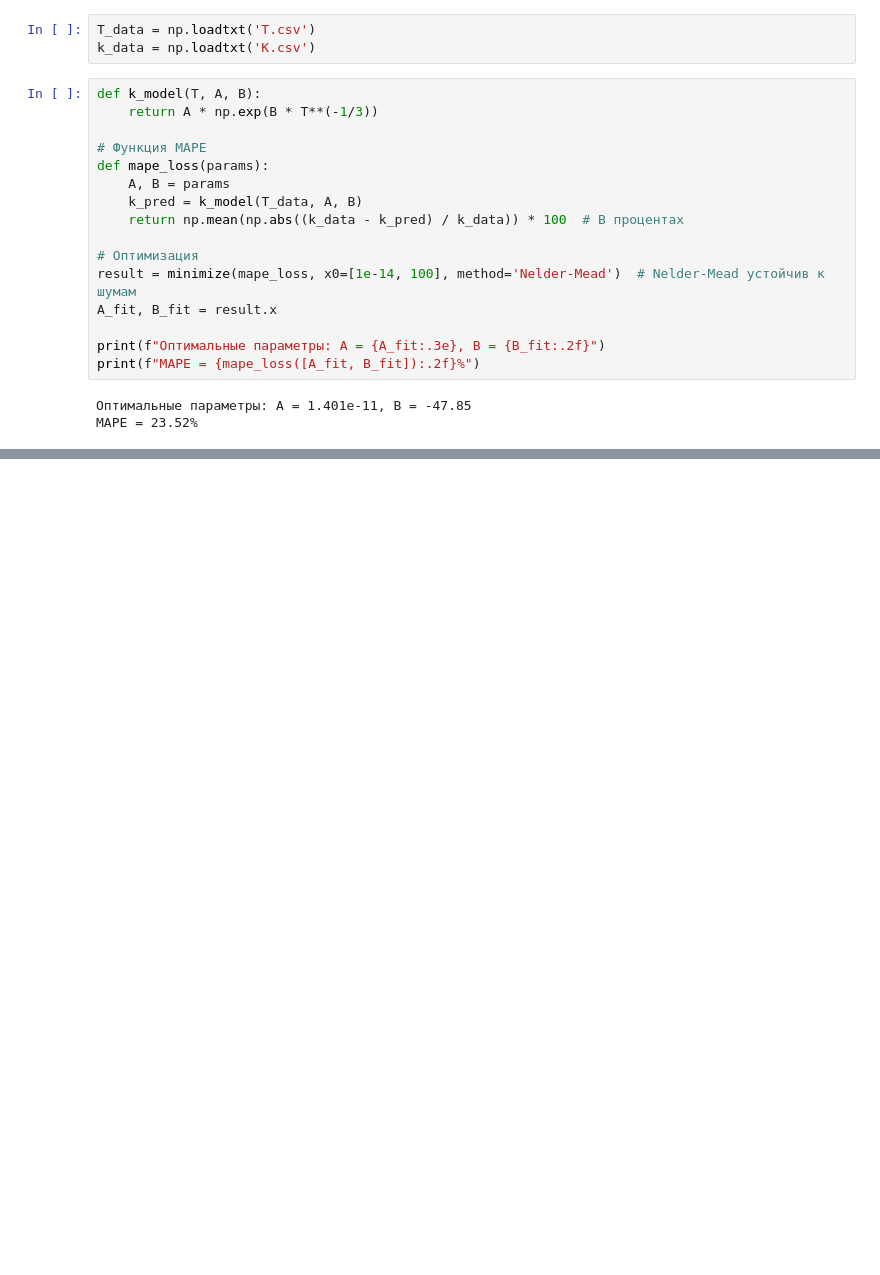
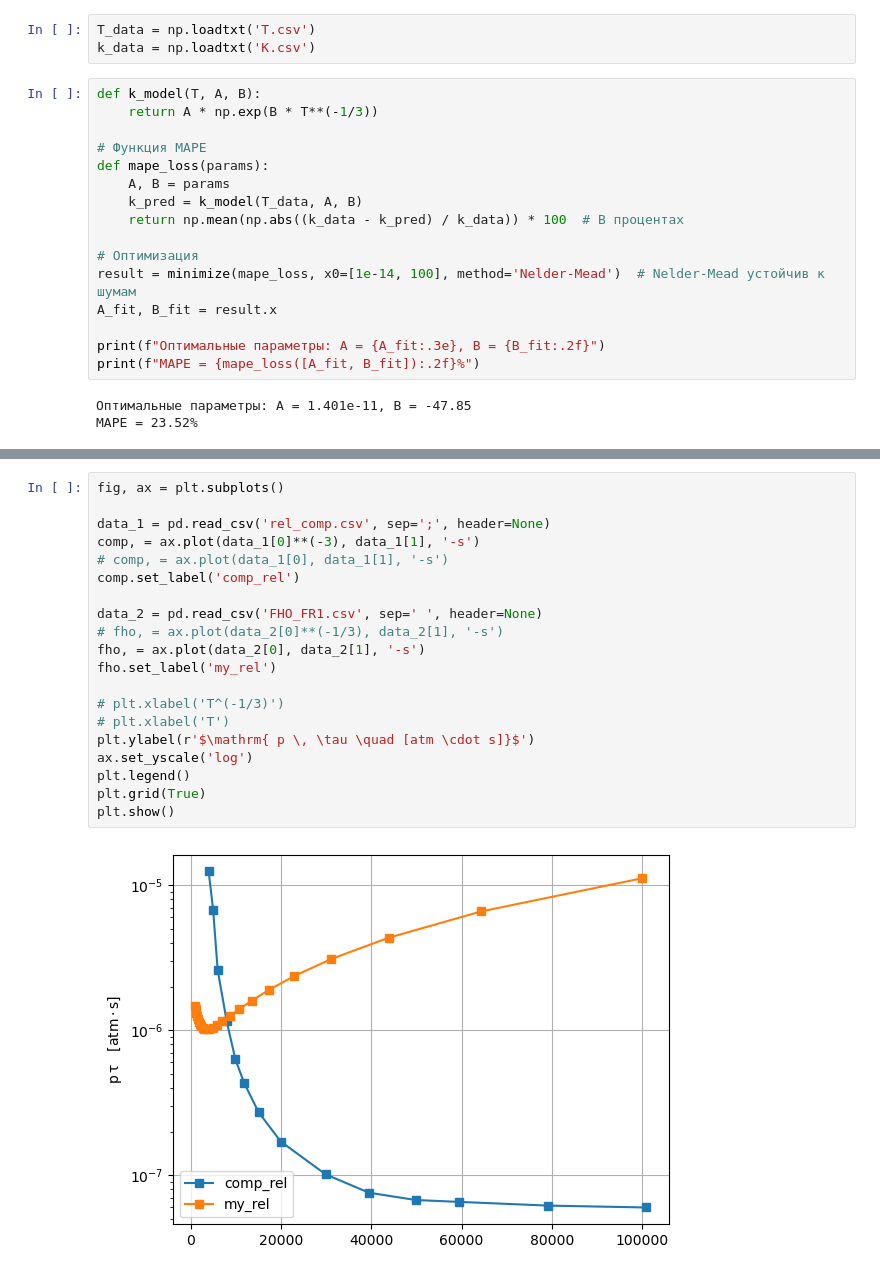
Before and after one commit to st107958/fho_gen, a Jupyter notebook: reg/regression.ipynb, the cells around one changed output, grey strips where cells are left out. Drawn from its saved outputs; the diff is of its cells as text; blank space fills up the shorter version.

```diff
--- a/reg/regression.ipynb
+++ b/reg/regression.ipynb
@@ -167,3 +265,25 @@ plt.show()
+# %%
+fig, ax = plt.subplots()
+
+data_1 = pd.read_csv('rel_comp.csv', sep=';', header=None)
+comp, = ax.plot(data_1[0]**(-3), data_1[1], '-s')
+# comp, = ax.plot(data_1[0], data_1[1], '-s')
+comp.set_label('comp_rel')
+
+data_2 = pd.read_csv('FHO_FR1.csv', sep=' ', header=None)
+# fho, = ax.plot(data_2[0]**(-1/3), data_2[1], '-s')
+fho, = ax.plot(data_2[0], data_2[1], '-s')
+fho.set_label('my_rel')
+
+# plt.xlabel('T^(-1/3)')
+# plt.xlabel('T')
+plt.ylabel(r'$\mathrm{ p \, \tau \quad [atm \cdot s]}$')
+ax.set_yscale('log')
+plt.legend()
+plt.grid(True)
+plt.show()
+# %% [output]
+[figure, added]
 # %%
 data_comp = pd.read_csv('fho10_3000.csv', sep=';', header=None)
 
```
Also changed, not shown: parts of 16 cells of this notebook, 27 other files.
